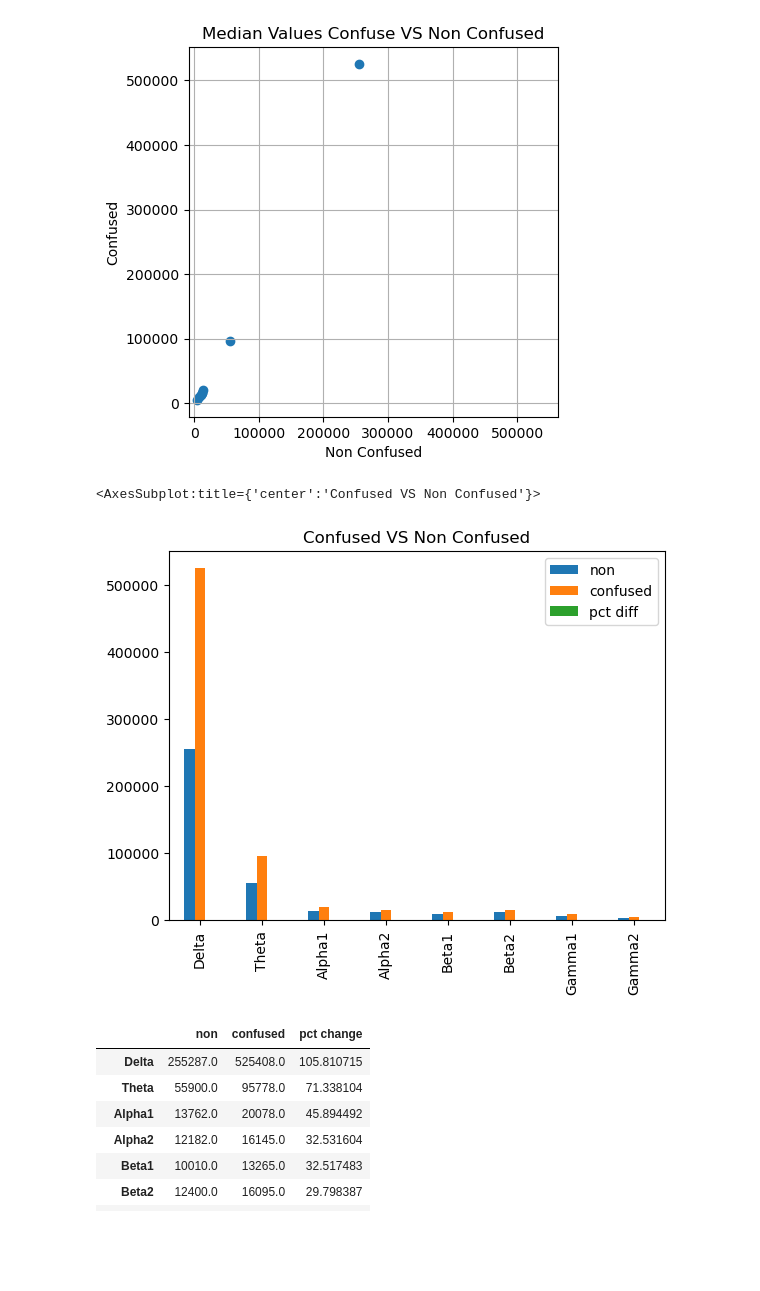
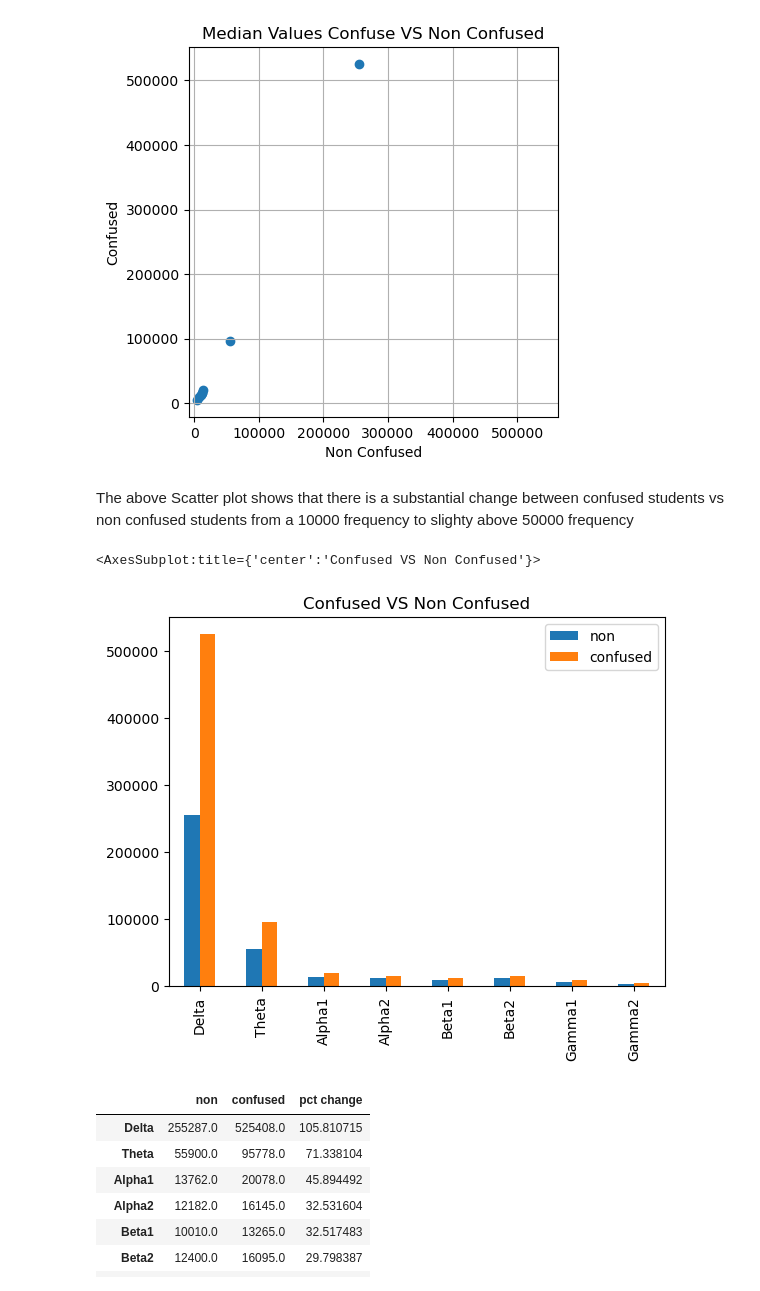
Before and after one commit to ShoaibFarooqui/project-one, a Jupyter notebook: project-one-main(1)/project-one-main/eeg-analysis.ipynb, the cells around one changed output. Saved outputs shown, nothing was run; the diff lists cells and outputs as text; code cells hidden in the pictures; blank space fills up the shorter version.

```diff
--- a/project-one-main(1)/project-one-main/eeg-analysis.ipynb
+++ b/project-one-main(1)/project-one-main/eeg-analysis.ipynb
@@ -117,10 +123,12 @@ The above Scatter plot shows that there is a substantial change between confused
+# %% [markdown]
+The above Scatter plot shows that there is a substantial change between confused students vs non confused students from  a 10000 frequency to slighty above 50000 frequency
 # %%
 #new_df.plot.bar()
 new_df.plot(kind="bar",title="Confused VS Non Confused")
-Here you can see that ther's a substantial difference between confused vs non confused
+#Here you can see that ther's a substantial difference between confused vs non confused
 # %% [output]
 <AxesSubplot:title={'center':'Confused VS Non Confused'}>
-[figure, old version]
+[figure, new version]
 # %%
 new_df["pct change"]=(new_df["confused"]-new_df["non"])/new_df["non"]*100
 new_df
```
Also changed, not shown: parts of 6 cells of this notebook.
